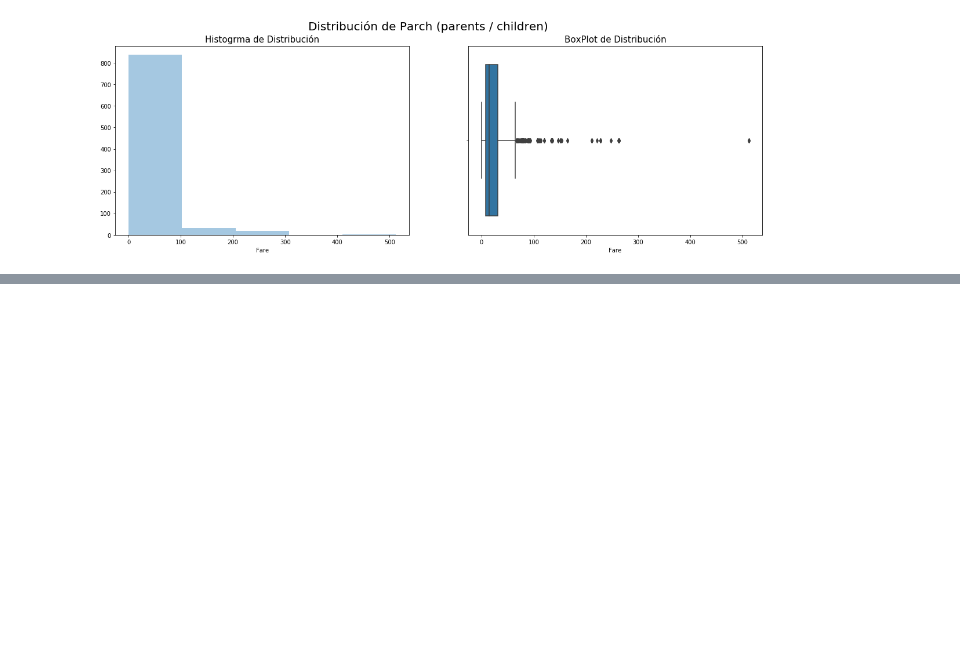
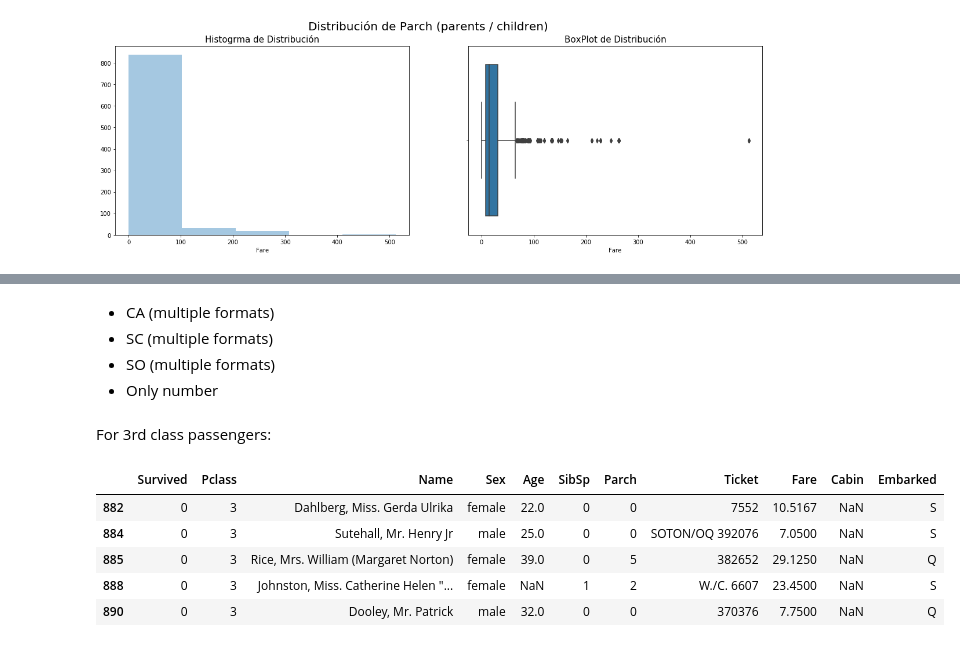
Before and after one commit to Jorge2alvarez/project-kaggle-titanic, a Jupyter notebook: titanic/Titanic-Project-v1.ipynb, the cells around one changed output, grey strips where cells are left out. Drawn from its saved outputs; the diff is of its cells as text; code cells hidden in the pictures; blank space fills up the shorter version.

```diff
--- a/titanic/Titanic-Project-v1.ipynb
+++ b/titanic/Titanic-Project-v1.ipynb
@@ -555,0 +739,16 @@ plt.show()
+# %% [markdown]
+* CA (multiple formats)
+* SC (multiple formats)
+* SO (multiple formats)
+* Only number
+# %% [markdown]
+For 3rd class passengers:
+# %%
+df22[df22.Pclass == 3].tail()
+# %% [output]
+|  | Survived | Pclass | Name | Sex | Age | SibSp | Parch | Ticket | Fare | Cabin | Embarked |
+| 882 | 0 | 3 | Dahlberg, Miss. Gerda Ulrika | female | 22.0 | 0 | 0 | 7552 | 10.5167 | NaN | S |
+| 884 | 0 | 3 | Sutehall, Mr. Henry Jr | male | 25.0 | 0 | 0 | SOTON/OQ 392076 | 7.0500 | NaN | S |
+| 885 | 0 | 3 | Rice, Mrs. William (Margaret Norton) | female | 39.0 | 0 | 5 | 382652 | 29.1250 | NaN | Q |
+| 888 | 0 | 3 | Johnston, Miss. Catherine Helen "... | female | NaN | 1 | 2 | W./C. 6607 | 23.4500 | NaN | S |
+| 890 | 0 | 3 | Dooley, Mr. Patrick | male | 32.0 | 0 | 0 | 370376 | 7.7500 | NaN | Q |
```
Also changed, not shown: parts of 49 cells of this notebook.
